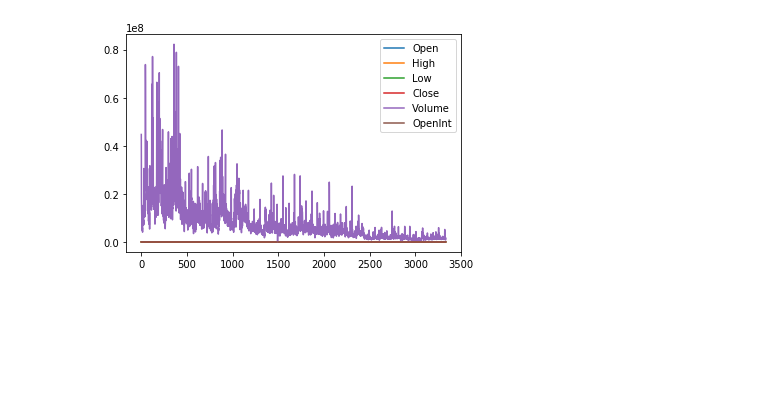
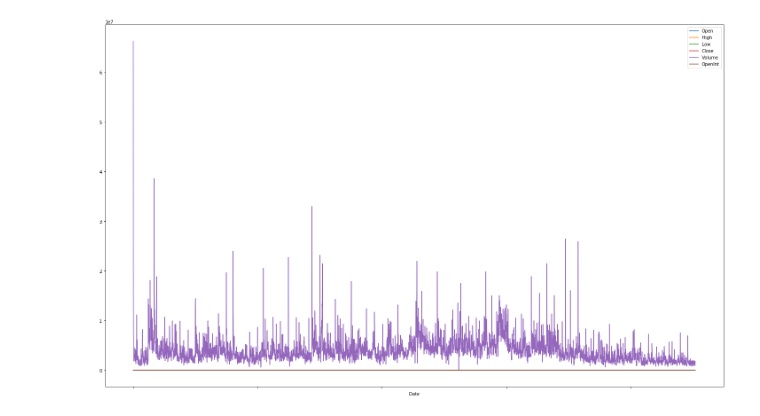
Before and after one commit to Turing-Machines-PESU/stock_market_analysis, a Jupyter notebook: Dickey Fuller Test and Filters.ipynb, the cells around one changed output. Saved outputs shown, nothing was run; the diff lists cells and outputs as text; code cells hidden in the pictures; blank space fills up the shorter version.

```diff
--- a/Dickey Fuller Test and Filters.ipynb
+++ b/Dickey Fuller Test and Filters.ipynb
@@ -3,10 +3,13 @@ import pandas as pd
 import numpy as np
 import matplotlib.pyplot as plt
 from statsmodels.tsa.stattools import adfuller
-from statsmodels.tsa.filters import *
+import statsmodels.tsa.filters as sm
+from pylab import rcParams
+rcParams['figure.figsize'] = 25, 15
 # %%
-data = pd.read_csv("Stocks/googl.us.txt")
+data = pd.read_csv("Stocks/a.us.txt")
+data.set_index("Date", inplace=True)
 data.plot()
 plt.show()
 # %% [output]
-[figure, old version]
+[figure, new version]
```
Also changed, not shown: parts of 17 cells of this notebook, 2 other files.
